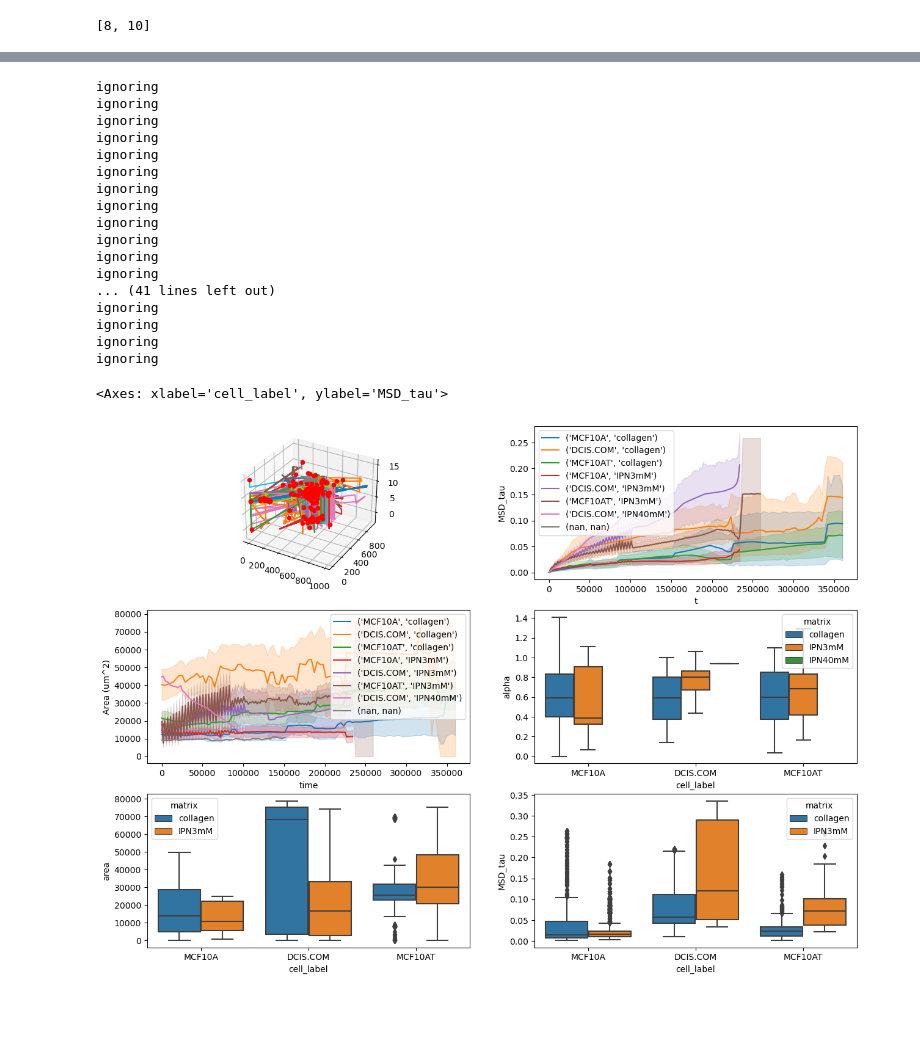
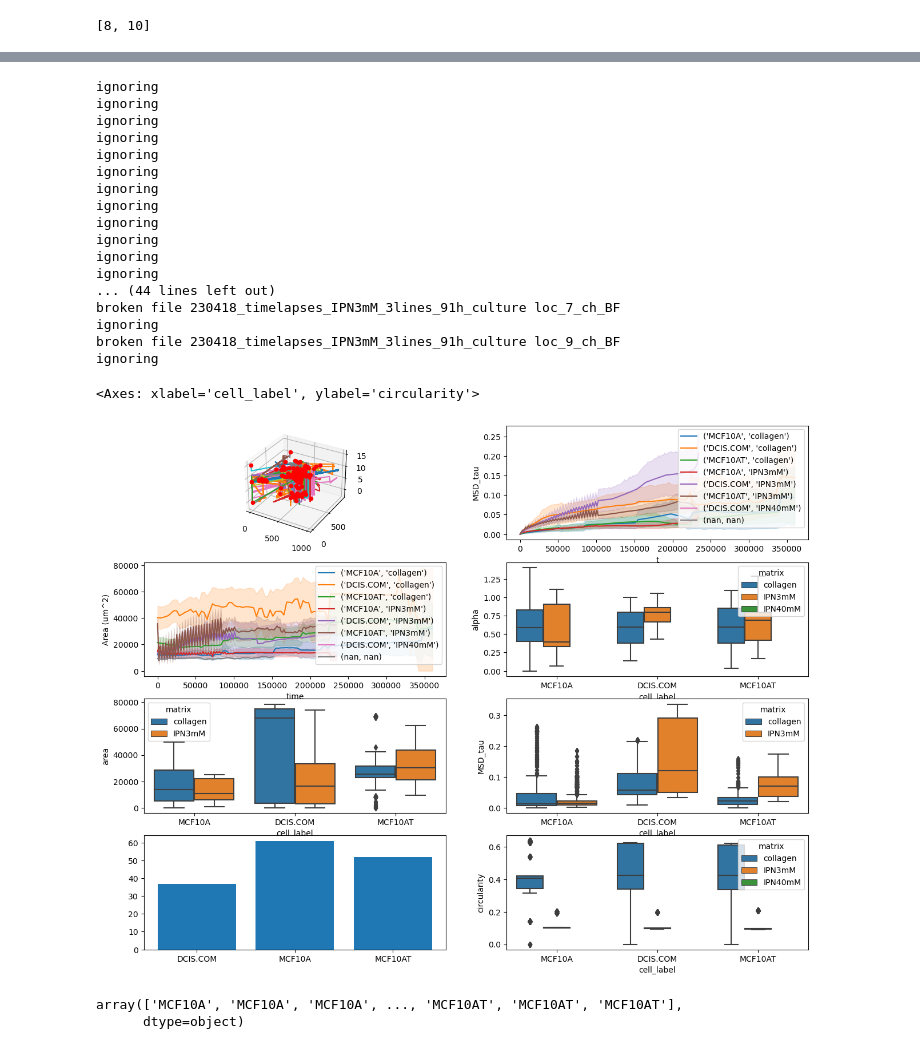
Before and after one commit to ArttuD/InstruProject, a Jupyter notebook: NikonPipes/multiTool.ipynb, the cells around one changed output, grey strips where cells are left out. Cells and saved outputs as stored; diff of their text form; code cells hidden in the pictures; blank space fills up the shorter version.

Commit message:
circularity

```diff
--- a/NikonPipes/multiTool.ipynb
+++ b/NikonPipes/multiTool.ipynb
@@ -488,6 +492,27 @@ for global_counter, video_path in enumerate(all_paths):
             df_temp["MSD_tau"] = np.zeros(df_temp.shape[0])
             df_temp["t"] = np.zeros(df_temp.shape[0])
 
+            img = (total_dict[current_key]['mask'][0][-1])
+            cv2.normalize(img,  img, 0, 255, cv2.NORM_MINMAX)
+            thresh= img.astype("uint8") #np.stack((img,img,img), axis = -1) #thresh =  cv2.cvtColor(img, cv2.COLOR_BGR2GRAY)
+            cnt,_ = cv2.findContours(thresh, cv2.RETR_TREE,cv2.CHAIN_APPROX_SIMPLE)
+            rect = cv2.minAreaRect(cnt[0])
+            box = cv2.boxPoints(rect) # cv2.cv.BoxPoints(rect) for OpenCV <3.x
+            box = np.int0(box)
+
+            x_ = np.abs(box[0,0]-box[1,0])
+            y_ = np.abs(box[0,1]-box[1,1])
+
+            if x_ > y_ :
+                major_axis = x_
+                minor_axis = y_
+            else :
+                major_axis = y_
+                minor_axis = x_
+
+            circularity = minor_axis/major_axis
+            df_temp["circularity"] = circularity
+
             for tau in range(1, df_temp.shape[0]):
                 MSD = calc_MSD(df_temp, own_meta[day]["dt"], tau)
                 df_temp.loc[tau,"MSD_tau"] = MSD
@@ -527,11 +552,11 @@ ignoring
 ignoring
 ignoring
 ignoring
-... (41 lines left out)
+... (44 lines left out)
+broken file 230418_timelapses_IPN3mM_3lines_91h_culture loc_7_ch_BF
 ignoring
+broken file 230418_timelapses_IPN3mM_3lines_91h_culture loc_9_ch_BF
 ignoring
-ignoring
-ignoring
 # %%
 df.loc[df["cell_label"] == "T", "cell_label"] = "MCF10AT"
 df.loc[df["cell_label"] == "MCFA10A", "cell_label"] = "MCF10A"
@@ -545,41 +570,50 @@ df = df.reset_index()
 fig = plt.figure(figsize = (15,15))
 
 ax = [
-    fig.add_subplot(421, projection='3d'),
-    fig.add_subplot(422),
-    fig.add_subplot(423),
-    fig.add_subplot(424),
-    fig.add_subplot(425),
-    fig.add_subplot(426)
+    fig.add_subplot(521, projection='3d'),
+    fig.add_subplot(522),
+    fig.add_subplot(523),
+    fig.add_subplot(524),
+    fig.add_subplot(525),
+    fig.add_subplot(526),
+    fig.add_subplot(527),
+    fig.add_subplot(528)
 ]
 for tags, data in df.groupby(["cell_label", "matrix", "ID"]):
     ax[0].plot3D(data["x"],  data["y"],data["z"])
     ax[0].scatter(data["x"].values[0],  data["y"].values[0],(data["z"]).values[0], label = False, color ="red")
 
     #ax[1].scatter(data["t"], data["MSD_tau"])
     x_data = np.arange(0,data["t"].values[-1], 10)
     y_data = power_law(x_data, data["ampltiude"].values[0], data["alpha"].values[0])
     #ax[1].plot(x_data, y_data, color = "red")
 
 
 sns.lineplot(x = "t", y = "MSD_tau", hue =df[['cell_label', 'matrix']].apply(tuple, axis=1), data = df, ax = ax[1])
 
 #ax[1].set_xlabel("time lag (s)")
 #ax[1].set_ylabel("MSD")
 
 
 sns.lineplot(x = "t", y = "area", hue = df[['cell_label', 'matrix']].apply(tuple, axis=1), data = df, ax = ax[2])
 ax[2].set_xlabel("time")
 ax[2].set_ylabel("Area (um^2)")
 
 sns.boxplot(x = "cell_label", y= "alpha", data = df, hue = "matrix" ,ax = ax[3], showfliers = False)
 
 mm = df.groupby(["cell_label", "matrix"]).mean().reset_index()
 mm = df[(df["t"].values > 150000) & (df["t"].values < 250000)].reset_index()
 
 sns.boxplot(x = "cell_label", y = "area", data = mm, hue = "matrix", ax = ax[4])
 sns.boxplot(x = "cell_label", y = "MSD_tau", data = mm, hue = "matrix", ax = ax[5])
+
+
+mm = df.groupby(["cell_label", "ID"]).mean().reset_index()
+values, counts = np.unique(np.array(mm["cell_label"].values.astype(str)), return_counts=True)
+ax[6].bar(values, counts)
+
+sns.boxplot(x = "cell_label", y = "circularity", data = df, hue = "matrix", ax = ax[7])
 # %% [output]
-<Axes: xlabel='cell_label', ylabel='MSD_tau'>
+<Axes: xlabel='cell_label', ylabel='circularity'>
-[figure, old version]
+[figure, new version]
 # %%
@@ -586,0 +621,5 @@ df.to_csv("./dataStore/tracked_all.csv")
+# %%
+df = pd.read_csv("./dataStore/tracked_all.csv")
+# %% [output]
+array(['MCF10A', 'MCF10A', 'MCF10A', ..., 'MCF10AT', 'MCF10AT', 'MCF10AT'],
+      dtype=object)
```
Also changed, not shown: parts of 7 cells of this notebook.
